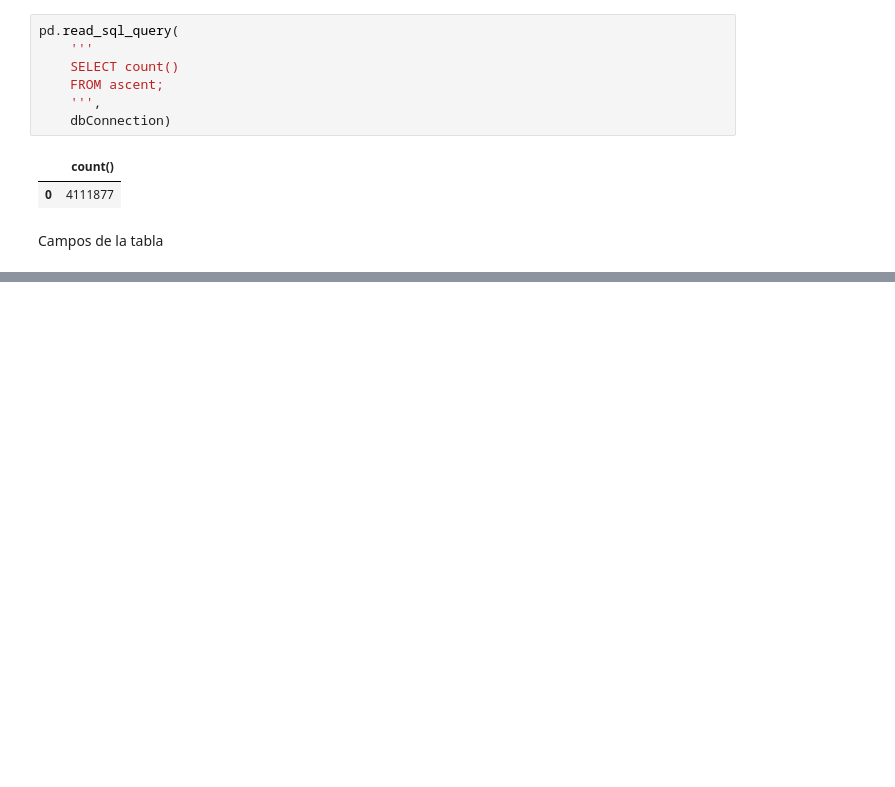
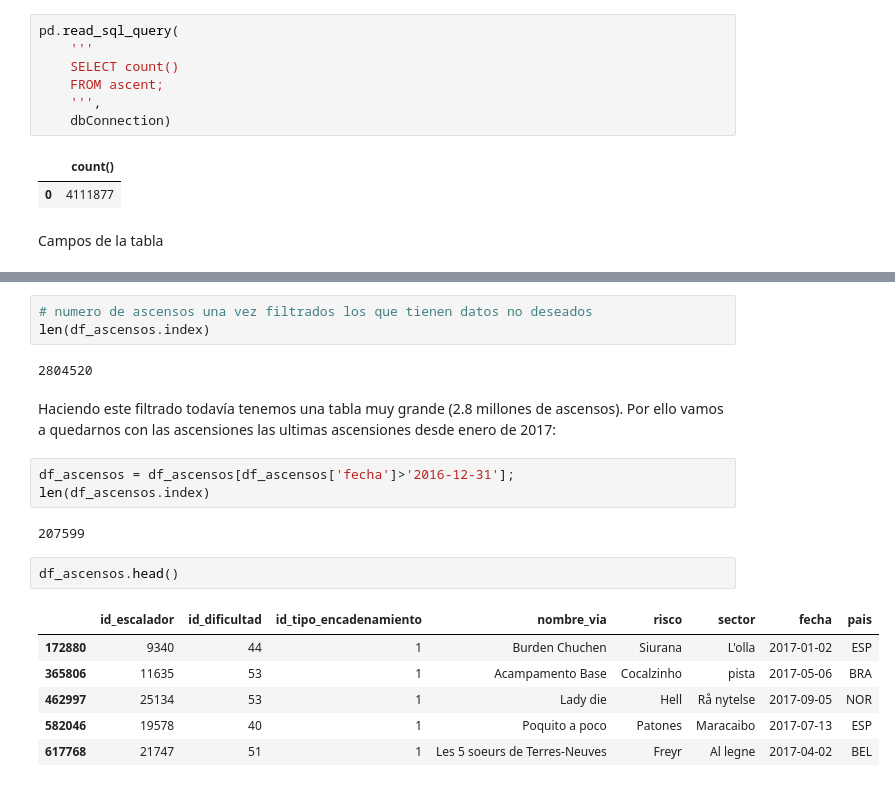
Before and after one commit to jmsanchezff/datahack_practica_bbdd, a Jupyter notebook: Caso de uso.ipynb, the cells around one changed output, grey strips where cells are left out. Saved outputs shown, nothing was run; the diff lists cells and outputs as text; blank space fills up the shorter version.

```diff
--- a/Caso de uso.ipynb
+++ b/Caso de uso.ipynb
@@ -330,0 +303,21 @@ Timestamp('1999-01-27 23:00:00')
+# %%
+# numero de ascensos una vez filtrados los que tienen datos no deseados
+len(df_ascensos.index)
+# %% [output]
+2804520
+# %% [markdown]
+Haciendo este filtrado todavía tenemos una tabla muy grande (2.8 millones de ascensos). Por ello vamos a quedarnos con las ascensiones las ultimas ascensiones desde enero de 2017:
+# %%
+df_ascensos = df_ascensos[df_ascensos['fecha']>'2016-12-31'];
+len(df_ascensos.index)
+# %% [output]
+207599
+# %%
+df_ascensos.head()
+# %% [output]
+|  | id_escalador | id_dificultad | id_tipo_encadenamiento | nombre_via | risco | sector | fecha | pais |
+| 172880 | 9340 | 44 | 1 | Burden Chuchen | Siurana | L'olla | 2017-01-02 | ESP |
+| 365806 | 11635 | 53 | 1 | Acampamento Base | Cocalzinho | pista | 2017-05-06 | BRA |
+| 462997 | 25134 | 53 | 1 | Lady die | Hell | Rå nytelse | 2017-09-05 | NOR |
+| 582046 | 19578 | 40 | 1 | Poquito a poco | Patones | Maracaibo | 2017-07-13 | ESP |
+| 617768 | 21747 | 51 | 1 | Les 5 soeurs de Terres-Neuves | Freyr | Al legne | 2017-04-02 | BEL |
```
Also changed, not shown: parts of 63 cells of this notebook, 1 other file.
